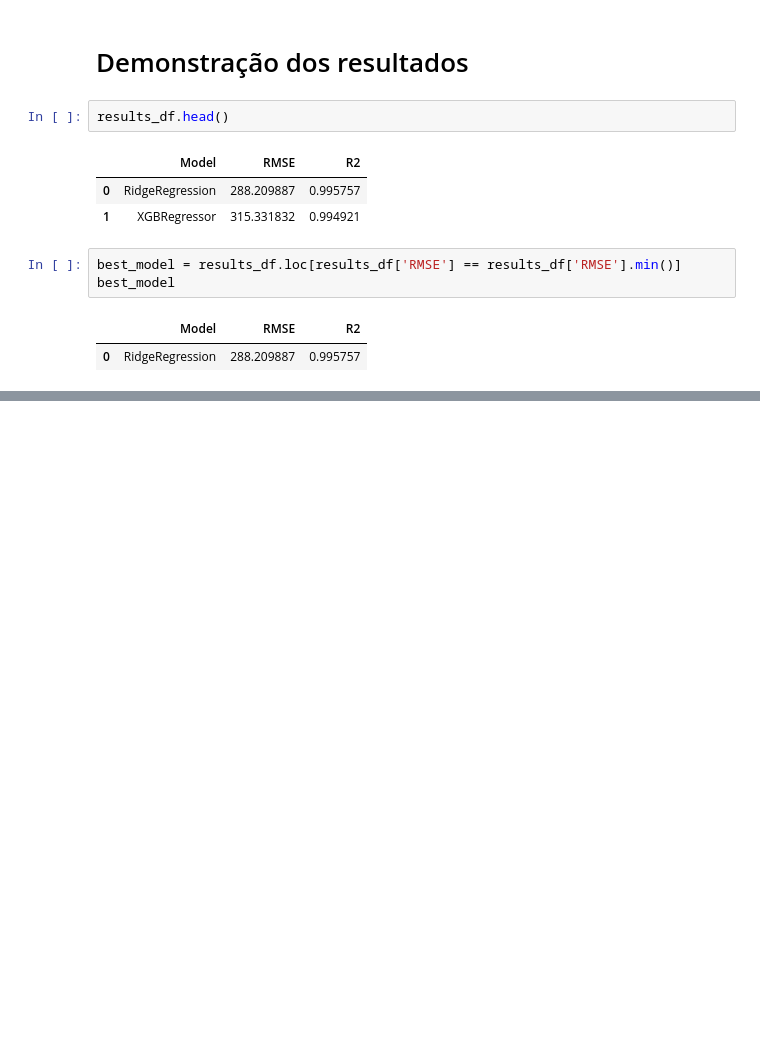
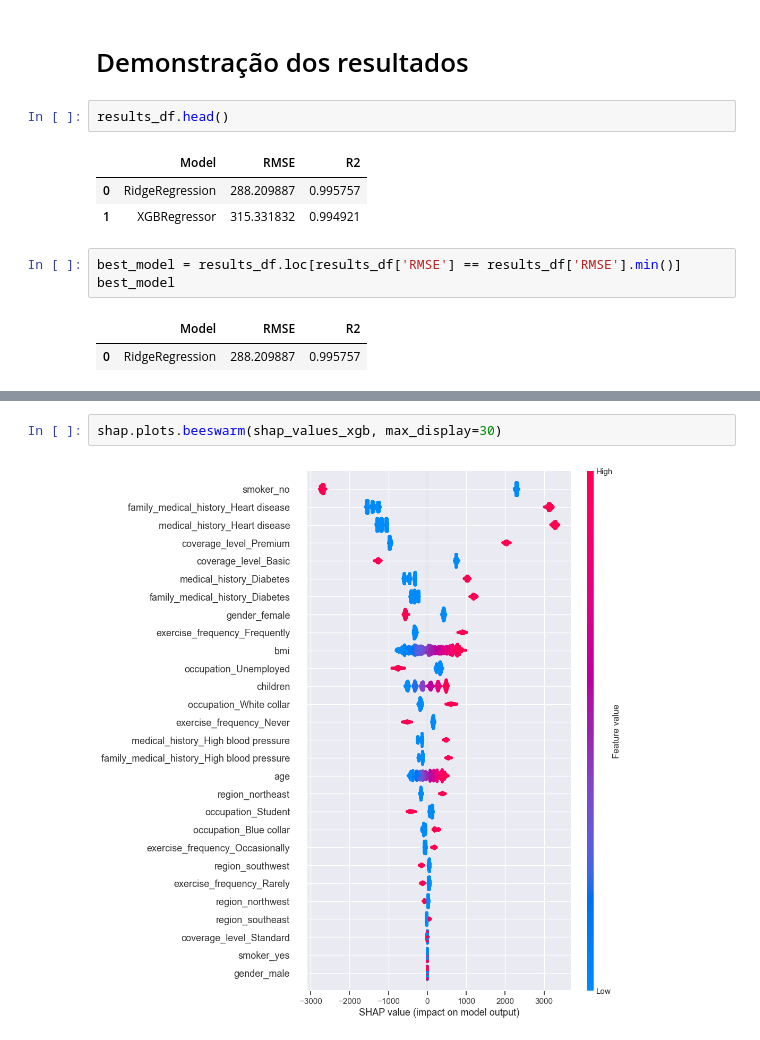
Before and after one commit to matheus-emuniz/tech_challenge_1, a Jupyter notebook: tech_challenge_final.ipynb, the cells around one changed output, grey strips where cells are left out. Cells and saved outputs as stored; diff of their text form; blank space fills up the shorter version.

```diff
--- a/tech_challenge_final.ipynb
+++ b/tech_challenge_final.ipynb
@@ -418,0 +435,4 @@ sns.barplot(x=ridge_grid.best_estimator_.coef_, y=X.columns)
+# %%
+shap.plots.beeswarm(shap_values_xgb, max_display=30)
+# %% [output]
+[figure, added]
```
Also changed, not shown: parts of 4 cells of this notebook.
